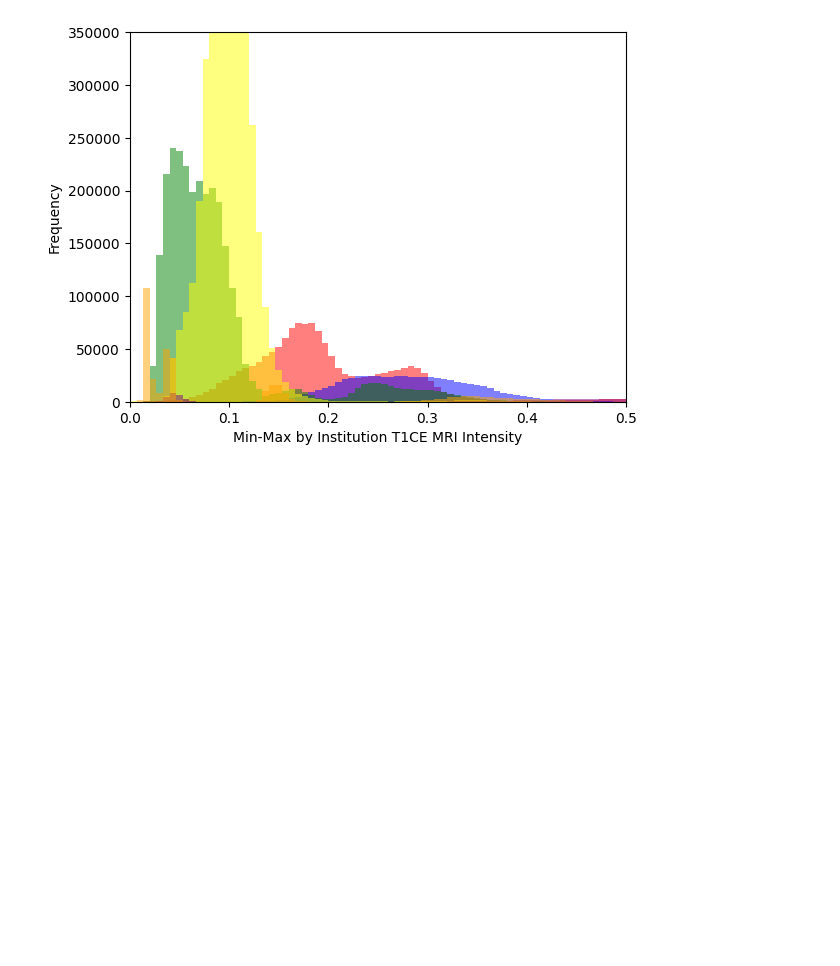
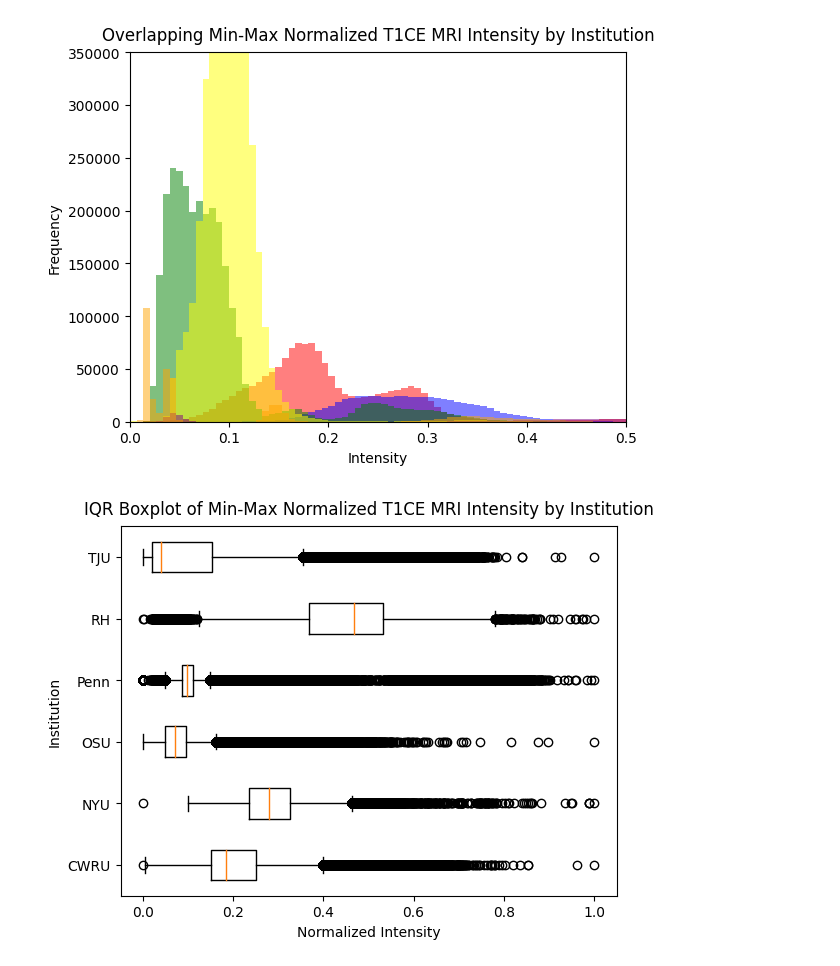
Before and after one commit to YehudaDicker/inter-scanner-comp, a Jupyter notebook: Baseline/Combined Histograms/Normalized/Min-Max/By Institution/minmax_inst_t1ce.ipynb, the cells around one changed output. Saved outputs shown, nothing was run; the diff lists cells and outputs as text; code cells hidden in the pictures; blank space fills up the shorter version.

```diff
--- a/Baseline/Combined Histograms/Normalized/Min-Max/By Institution/minmax_inst_t1ce.ipynb
+++ b/Baseline/Combined Histograms/Normalized/Min-Max/By Institution/minmax_inst_t1ce.ipynb
@@ -28,7 +28,7 @@ colors = ['red', 'blue', 'green', 'yellow', 'purple', 'orange']
 
 # Bin size
 bin_size = 150
-
+all_institutions_normalized_adc_values = []
 for index, (institution, paths) in enumerate(institutions.items()):
     baseline_dir, seg_dir = paths
     adc_gz_files = glob.glob(f"{baseline_dir}*t1ce*.gz")
@@ -53,35 +53,45 @@ for index, (institution, paths) in enumerate(institutions.items()):
                     with open(segmented_file, 'wb') as f_out:
                         shutil.copyfileobj(f_in, f_out)
 
         try:
             adc_img = nib.load(adc_file)
             segmented_img = nib.load(segmented_file)
             adc_data = adc_img.get_fdata()
             segmented_data = segmented_img.get_fdata()
             edema_adc_values = adc_data[segmented_data == 2]
             all_edema_adc_values.extend(edema_adc_values)
 
         except Exception as e:
             print(f"Error reading file {adc_file}: {e}")
             continue
 
    # Filter out values above 1200
     #all_edema_adc_values = [x for x in all_edema_adc_values if x <= 2000]
     min_adc = np.min(all_edema_adc_values)
     max_adc = np.max(all_edema_adc_values)
     normalized_adc_values = (np.array(all_edema_adc_values) - min_adc) / (max_adc - min_adc)
 
+    all_institutions_normalized_adc_values.append(normalized_adc_values.tolist())  # Append the list of values for this institution
+
     plt.hist(normalized_adc_values, bins=bin_size, alpha=0.5, color=colors[index], label=institution)
 
-plt.xlabel('Min-Max by Institution T1CE MRI Intensity')
+plt.xlabel('Intensity')
 plt.ylabel('Frequency')
-
-
 # Set the upper limit of the x-axis
 plt.xlim(left=0, right=.5)
 plt.ylim(top=350000)
-
+plt.title('Overlapping Min-Max Normalized T1CE MRI Intensity by Institution', y=1.01)
 # Show the histogram plot
 plt.show()
+
+
+# Creating a boxplot
+plt.figure()  # Create a new figure for the boxplot
+plt.boxplot(all_institutions_normalized_adc_values, vert=0, labels=institutions.keys())
+plt.ylabel('Institution')
+plt.xlabel('Normalized Intensity')
+plt.title('IQR Boxplot of Min-Max Normalized T1CE MRI Intensity by Institution', y=1.01)
+plt.show()
 # %% [output]
-[figure, old version]
+[figure, new version]
+[figure, added]
```
Also changed, not shown: 24 other files.
